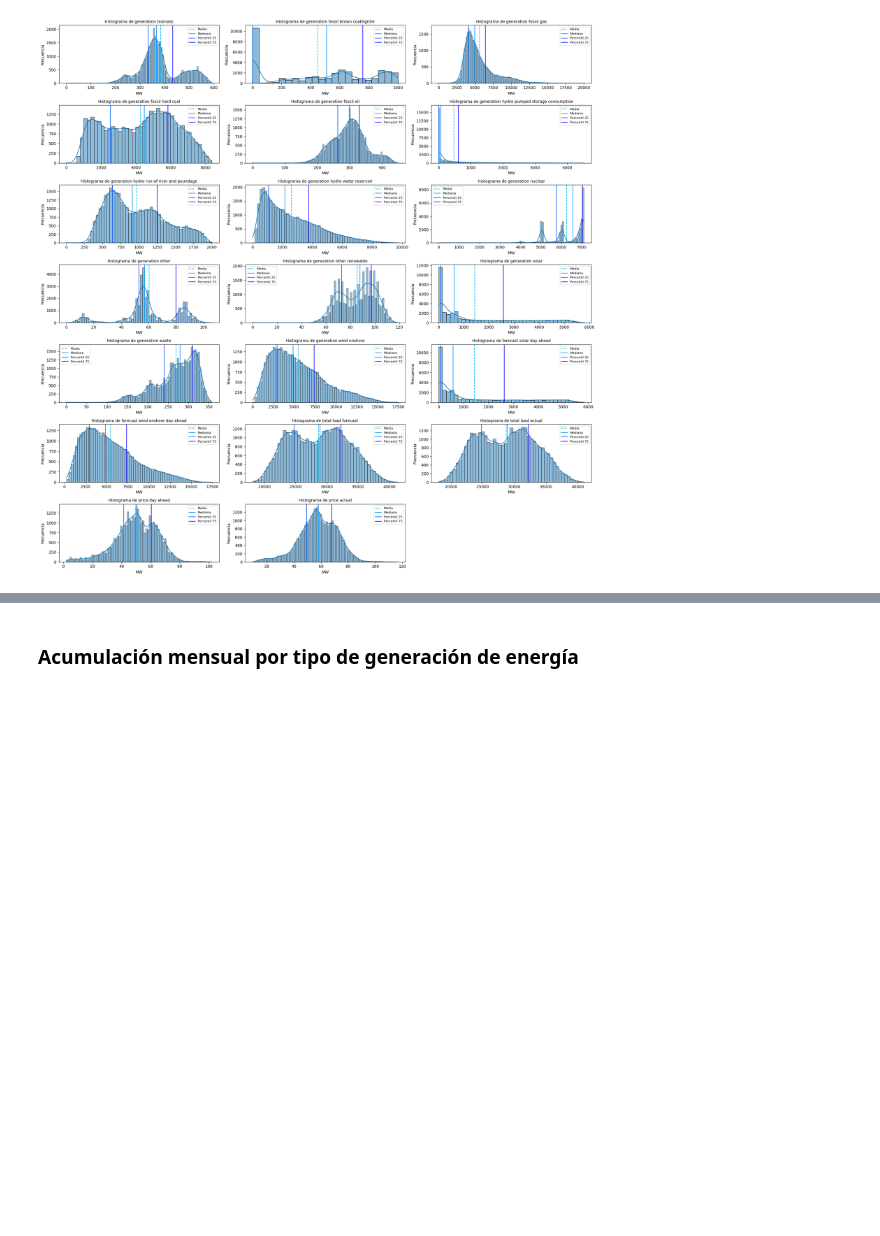
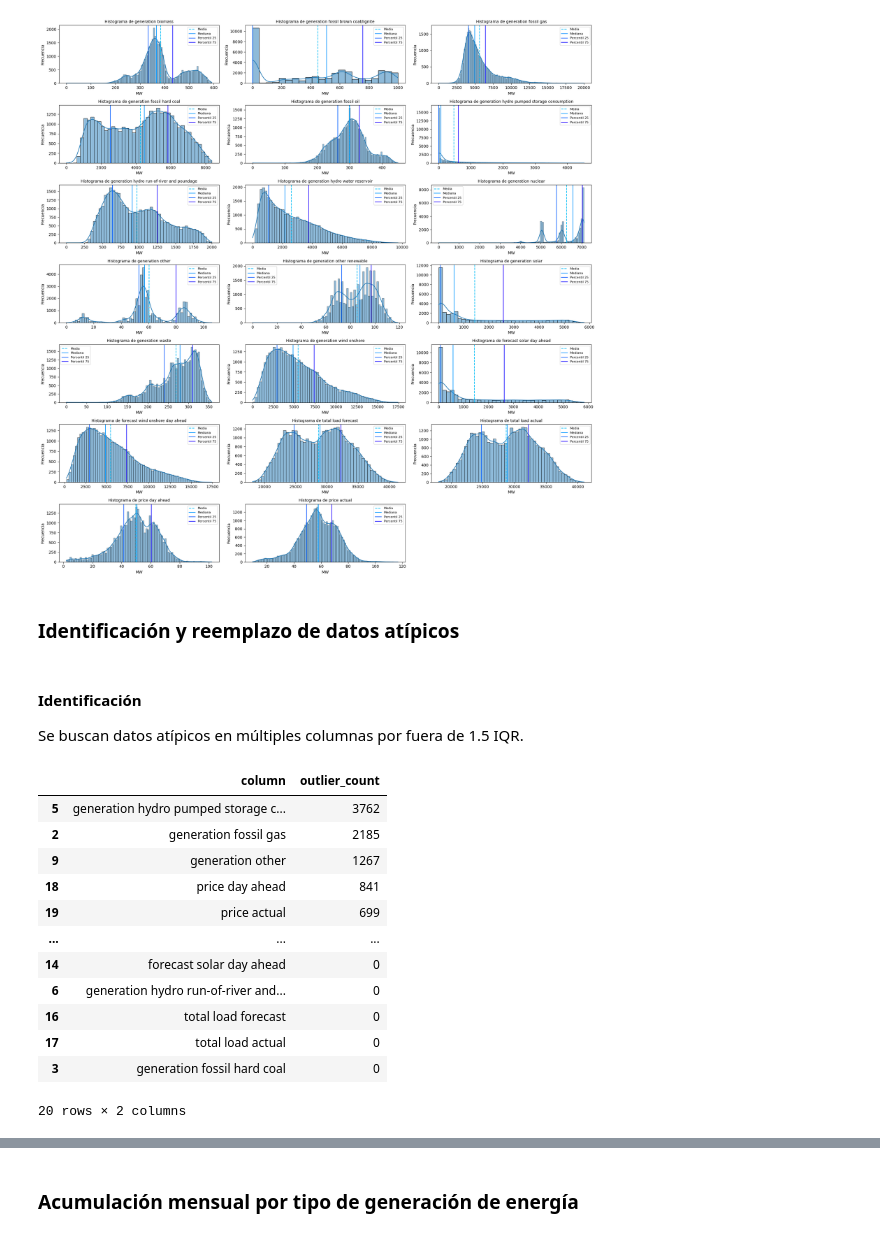
Before and after one commit to pablofem/TFM, a Jupyter notebook: EDA.ipynb, the cells around one changed output, grey strips where cells are left out. Cells and saved outputs as stored; diff of their text form; code cells hidden in the pictures; blank space fills up the shorter version.

```diff
--- a/EDA.ipynb
+++ b/EDA.ipynb
@@ -77,3 +80,26 @@ Shape: (35064, 21)
 make_general_histograms(energy, figsize=(20, 20), xlabel="MW", group_cols_N=3)
 # %% [output]
 [figure]
+# %% [markdown]
+### **Identificación y reemplazo de datos atípicos**
+# %% [markdown]
+###
+**Identificación**
+
+Se buscan datos atípicos en múltiples columnas por fuera de 1.5 IQR.
+# %%
+count_outliers(energy)
+# %% [output]
+|  | column | outlier_count |
+| 5 | generation hydro pumped storage c... | 3762 |
+| 2 | generation fossil gas | 2185 |
+| 9 | generation other | 1267 |
+| 18 | price day ahead | 841 |
+| 19 | price actual | 699 |
+| ... | ... | ... |
+| 14 | forecast solar day ahead | 0 |
+| 6 | generation hydro run-of-river and... | 0 |
+| 16 | total load forecast | 0 |
+| 17 | total load actual | 0 |
+| 3 | generation fossil hard coal | 0 |
+20 rows × 2 columns
```
Also changed, not shown: parts of 19 cells of this notebook, 5 other files.
